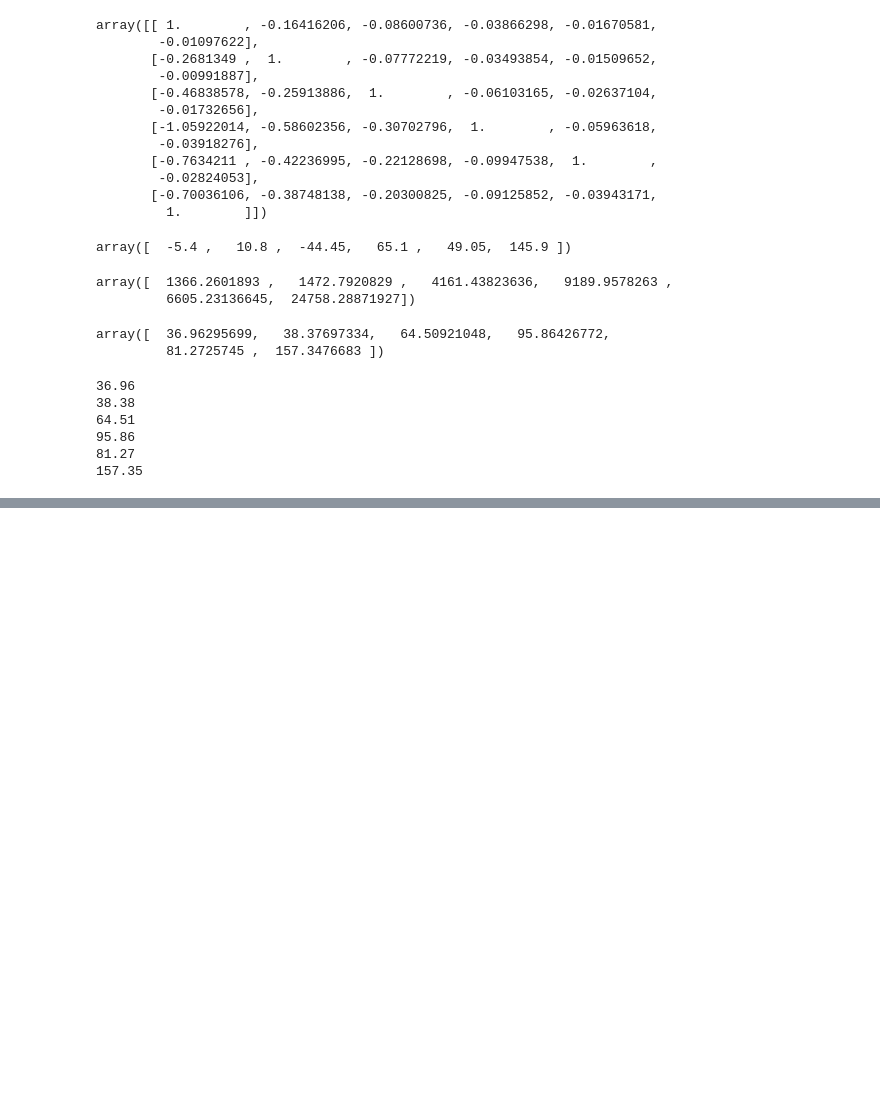
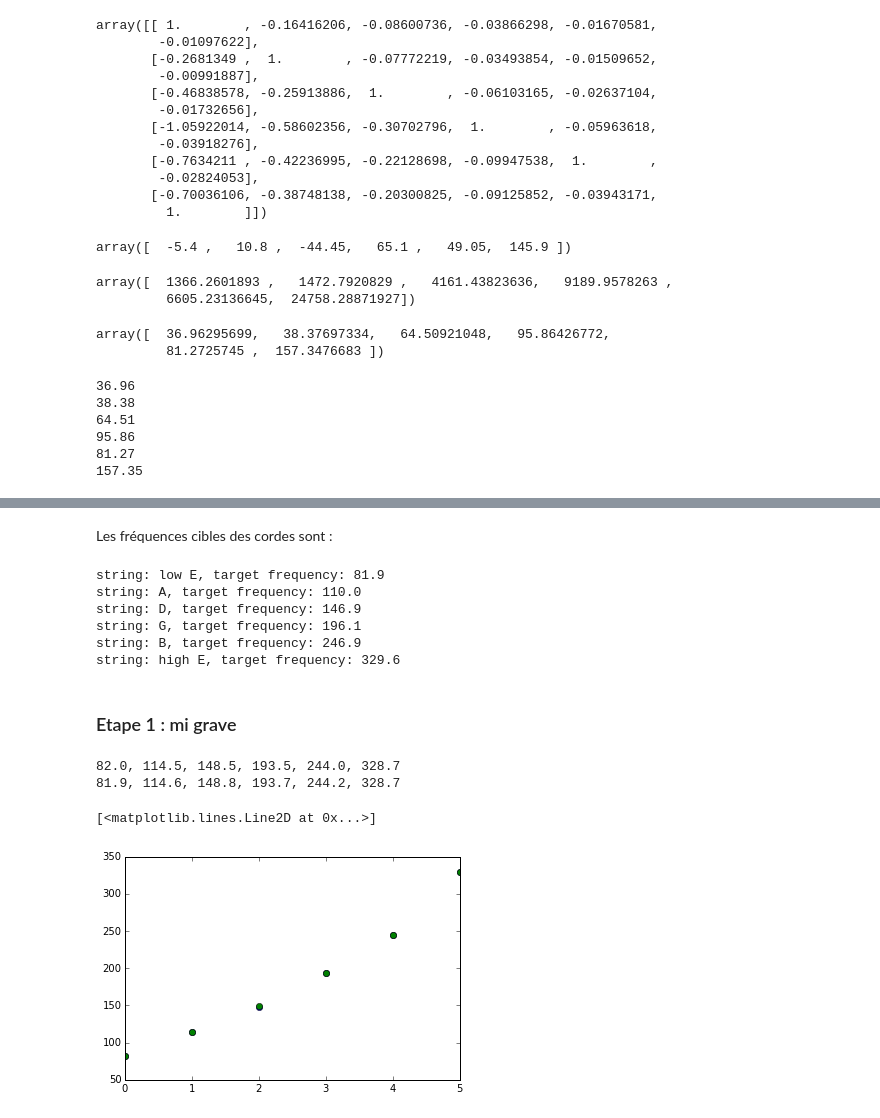
Before and after one commit to flothesof/LiveFFTPitchTracker, a Jupyter notebook: 20150723_inversion.ipynb, the cells around one changed output, grey strips where cells are left out. Saved outputs shown, nothing was run; the diff lists cells and outputs as text; code cells hidden in the pictures; blank space fills up the shorter version.

```diff
--- a/20150723_inversion.ipynb
+++ b/20150723_inversion.ipynb
@@ -643,0 +828,5 @@ for _ in np.sqrt(Delta_F):
+# %%
+print("initial: {:.1f}, {:.1f}, {:.1f}, {:.1f}, {:.1f}, {:.1f}".format(*[x for x in current_freqs]))
+for step in range(6):
+    new_F = np.sqrt(current_freqs**2 + np.dot(tuning_mat, Delta_F * (np.arange(6) <= step)))
+    print(" step {}: {:.1f}, {:.1f}, {:.1f}, {:.1f}, {:.1f}, {:.1f}".format(step, *[x for x in new_F]))
@@ -643,0 +843,10 @@ for _ in np.sqrt(Delta_F):
+# %%
+def tuning_step(tuning_mat, initial_freqs, Delta_F, step_number):
+    """predicts observed tuning as a function of tuning step
+    convention: step 0 means nothing has changed"""
+    step = step_number - 1
+    if step == -1:
+        return initial_freqs
+    return np.sqrt(initial_freqs**2 + np.dot(tuning_mat, Delta_F * (np.arange(6) <= step)))
+# %%
+print_strings = lambda v: print("{:.1f}, {:.1f}, {:.1f}, {:.1f}, {:.1f}, {:.1f}".format(*v))
@@ -643,0 +858,29 @@ for _ in np.sqrt(Delta_F):
+# %%
+initial_freqs = current_freqs.copy()
+# %% [markdown]
+Les fréquences cibles des cordes sont :
+# %%
+for target, string in zip([tuning_step(tuning_mat, initial_freqs, Delta_F, i)[i-1] for i in range(1, 7)],
+                          ["low E", "A", "D", "G", "B", "high E"]):
+    print("string: {}, target frequency: {:.1f}".format(string, target))
+# %% [output]
+string: low E, target frequency: 81.9
+string: A, target frequency: 110.0
+string: D, target frequency: 146.9
+string: G, target frequency: 196.1
+string: B, target frequency: 246.9
+string: high E, target frequency: 329.6
+# %% [markdown]
+### Etape 1 : mi grave
+# %%
+measured_freqs = [82.0,114.5,148.5,193.5,244.0,328.7]
+expected_freqs = tuning_step(tuning_mat, initial_freqs, Delta_F, 1)
+print_strings(measured_freqs)
+print_strings(expected_freqs)
+plt.plot(measured_freqs, 'o')
+plt.plot(expected_freqs, 'o')
+# %% [output]
+82.0, 114.5, 148.5, 193.5, 244.0, 328.7
+81.9, 114.6, 148.8, 193.7, 244.2, 328.7
+[<matplotlib.lines.Line2D at 0x...>]
+[figure, added]
```
Also changed, not shown: parts of 137 cells of this notebook.
